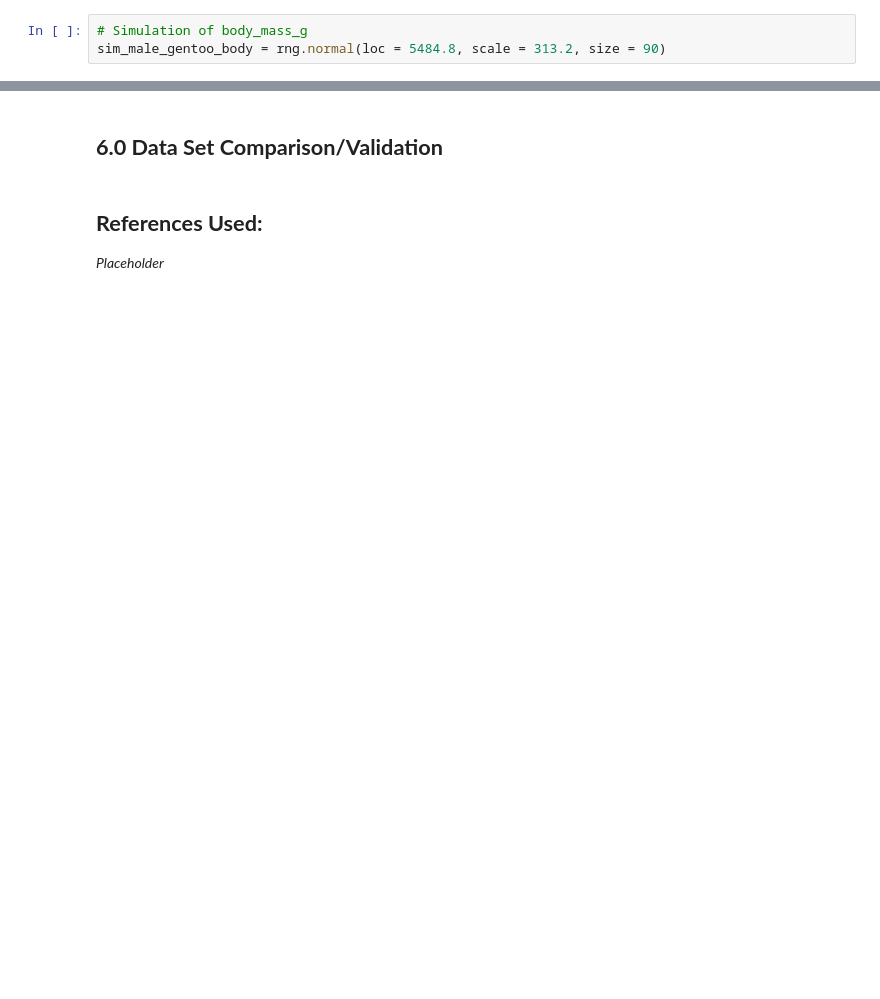
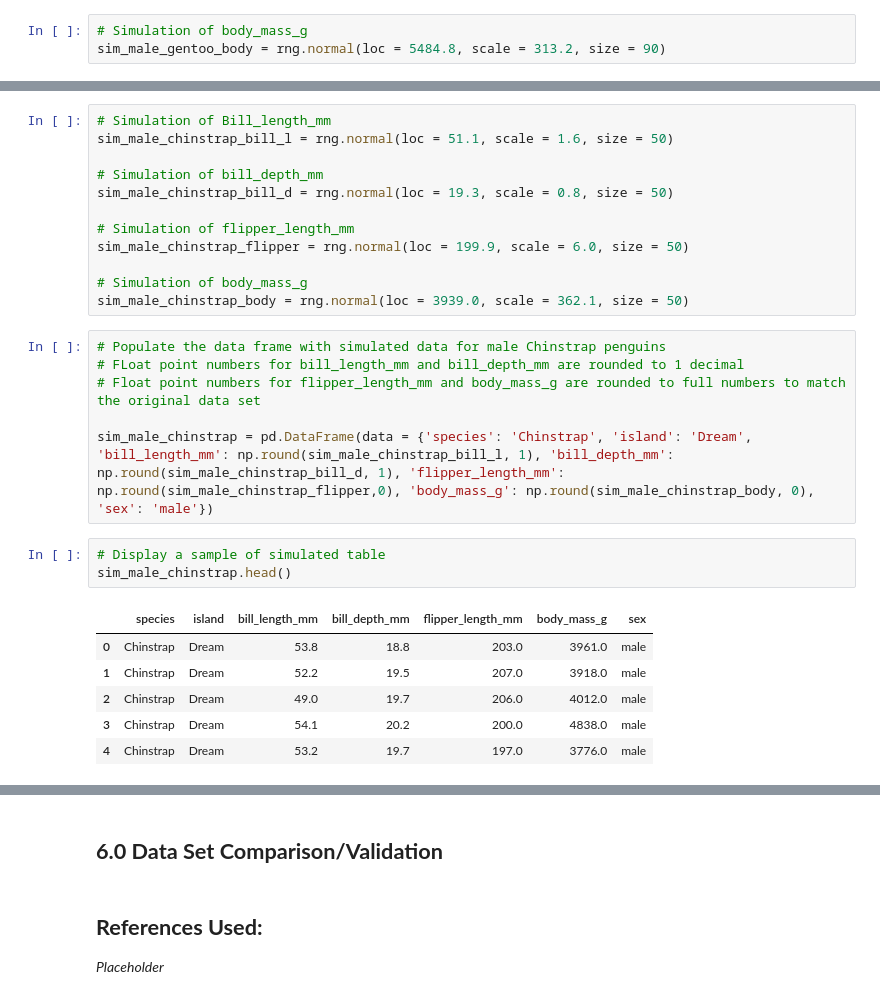
Before and after one commit to ssteffens/programming-data-analysis-project, a Jupyter notebook: project.ipynb, the cells around one changed output, grey strips where cells are left out. Saved outputs shown, nothing was run; the diff lists cells and outputs as text; blank space fills up the shorter version.

Commit message:
Data simulation Chinstrap

```diff
--- a/project.ipynb
+++ b/project.ipynb
@@ -1100,0 +1155,28 @@ sim_male_gentoo
+# %%
+# Simulation of Bill_length_mm
+sim_male_chinstrap_bill_l = rng.normal(loc = 51.1, scale = 1.6, size = 50)
+
+# Simulation of bill_depth_mm
+sim_male_chinstrap_bill_d = rng.normal(loc = 19.3, scale = 0.8, size = 50)
+
+# Simulation of flipper_length_mm
+sim_male_chinstrap_flipper = rng.normal(loc = 199.9, scale = 6.0, size = 50)
+
+# Simulation of body_mass_g
+sim_male_chinstrap_body = rng.normal(loc = 3939.0, scale = 362.1, size = 50)
+# %%
+# Populate the data frame with simulated data for male Chinstrap penguins
+# FLoat point numbers for bill_length_mm and bill_depth_mm are rounded to 1 decimal
+# Float point numbers for flipper_length_mm and body_mass_g are rounded to full numbers to match the original data set
+
+sim_male_chinstrap = pd.DataFrame(data = {'species': 'Chinstrap', 'island': 'Dream', 'bill_length_mm': np.round(sim_male_chinstrap_bill_l, 1), 'bill_depth_mm': np.round(sim_male_chinstrap_bill_d, 1), 'flipper_length_mm': np.round(sim_male_chinstrap_flipper,0), 'body_mass_g': np.round(sim_male_chinstrap_body, 0), 'sex': 'male'})
+# %%
+# Display a sample of simulated table
+sim_male_chinstrap.head()
+# %% [output]
+|  | species | island | bill_length_mm | bill_depth_mm | flipper_length_mm | body_mass_g | sex |
+| 0 | Chinstrap | Dream | 53.8 | 18.8 | 203.0 | 3961.0 | male |
+| 1 | Chinstrap | Dream | 52.2 | 19.5 | 207.0 | 3918.0 | male |
+| 2 | Chinstrap | Dream | 49.0 | 19.7 | 206.0 | 4012.0 | male |
+| 3 | Chinstrap | Dream | 54.1 | 20.2 | 200.0 | 4838.0 | male |
+| 4 | Chinstrap | Dream | 53.2 | 19.7 | 197.0 | 3776.0 | male |
```
Also changed, not shown: parts of 23 cells of this notebook.
